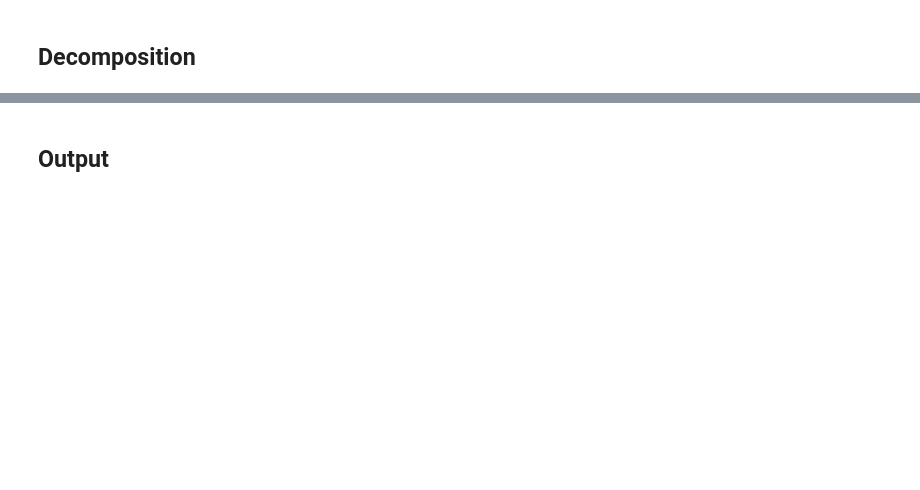
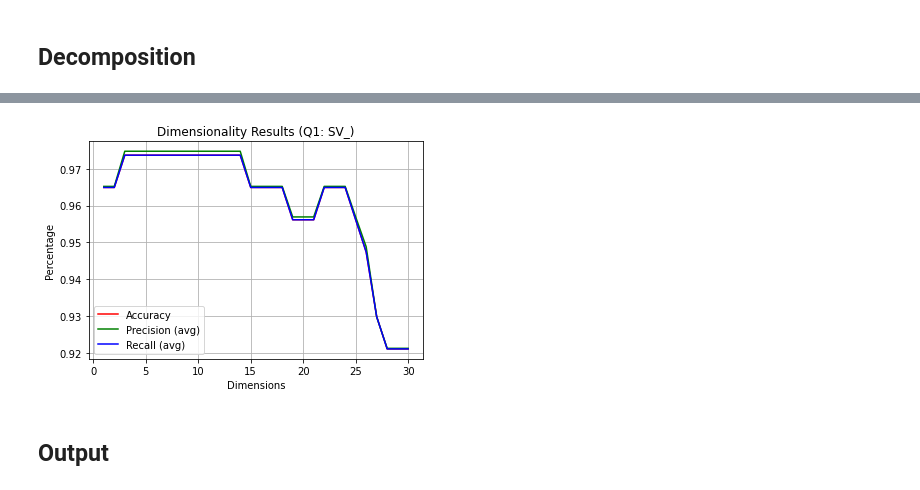
Before and after one commit to A-Hudson-0117/MachineLearning-Intro, a Jupyter notebook: SVM and SVR (hw 4)/the SVs.ipynb, the cells around one changed output, grey strips where cells are left out. Drawn from its saved outputs; the diff is of its cells as text; code cells hidden in the pictures; blank space fills up the shorter version.

```diff
--- a/SVM and SVR (hw 4)/the SVs.ipynb
+++ b/SVM and SVR (hw 4)/the SVs.ipynb
@@ -95,5 +124,5 @@ print(f"{features.shape} with values of", features)
 # %%
-# scaler = MinMaxScaler()
-scaler = StandardScaler()
+scaler = MinMaxScaler()
+# scaler = StandardScaler()
 
 x = scaler.fit_transform(x)
@@ -100,3 +131,22 @@ x = scaler.fit_transform(x)
+# %%
+def train_from_decomp (x_decomp, y_decomp, pca_title):
+    # print("train_shape:" , x_decomp.shape) # Debug line
+
+    # --- SPLIT DATA
+    x_train, x_test, y_train, y_test = model_selection.train_test_split(x_decomp, y_decomp, test_size = 0.2, random_state=22)
+    # print("x training size: ", x_train.shape)   # Debug line
+    # print("y training size: ", y_train.shape)   # Debug line
+    # print("x test size: ", x_test.shape)   # Debug line
+    # print("y test size: ", y_test.shape)   # Debug line
+
+    # --- TRAIN MODEL
+    classifier = GaussianNB()
+    classifier.fit(x_train, y_train)
+
+    # --- REPORT DATA
+    y_pred = classifier.predict(x_test)
+
+    return y_test , y_pred
 # %% [markdown]
 ## Decomposition
 # %%
@@ -145,2 +214,24 @@ for num_components in range(0, len(accuracy_list)):
+# %%
+accuracy_list = list()
+precision_list = list()
+recall_list = list()
+
+for report in report_list:
+    accuracy_list.append(  report["accuracy"]                    )
+    precision_list.append((report["weighted avg"])['precision']  )
+    recall_list.append(   (report["weighted avg"])['recall']     )
+# %%
+# print report_list stats
+plt.figure(1)
+plt.plot(range(1, len(accuracy_list)+1) , accuracy_list , color='r')
+plt.plot(range(1, len(precision_list)+1) , precision_list , color='g')
+plt.plot(range(1, len(recall_list)+1) , recall_list , color='b')
+plt.grid()
+plt.xlabel('Dimensions')
+plt.ylabel('Percentage')
+plt.legend(["Accuracy", "Precision (avg)", "Recall (avg)"])
+plt.title(f"Dimensionality Results ({q_num})") ;
+# %% [output]
+[figure, added]
 # %% [markdown]
 ## Output
```
Also changed, not shown: parts of 8 cells of this notebook.
